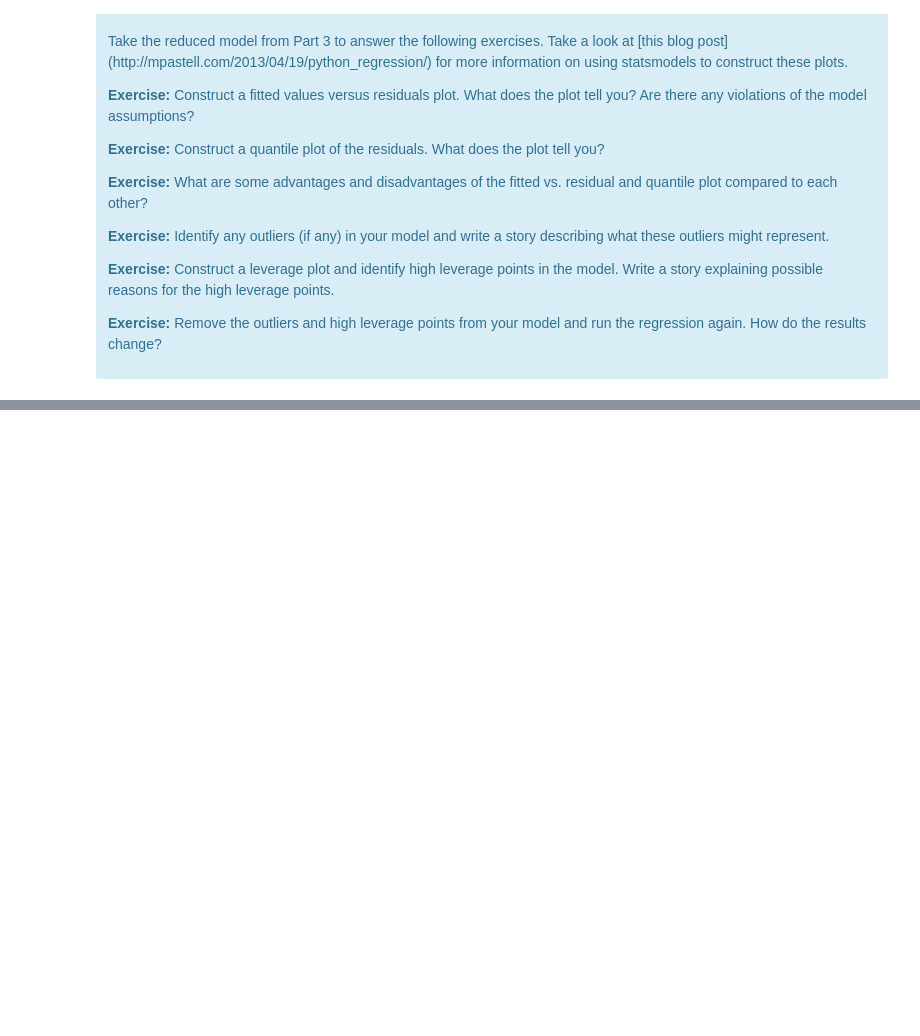
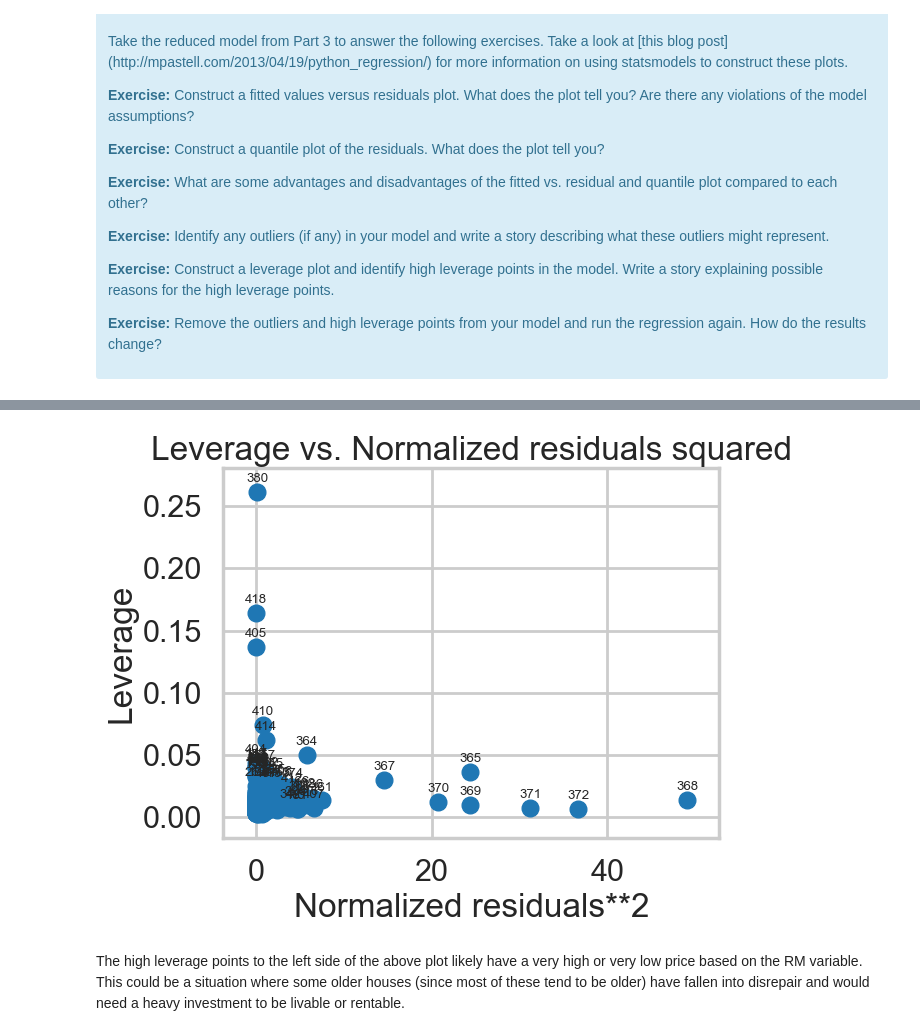
Before and after one commit to AngeliqueAlex/Case_Study_Boston_Housing, a Jupyter notebook: Mini_Project_Linear_Regression.ipynb, the cells around one changed output, grey strips where cells are left out. Saved outputs shown, nothing was run; the diff lists cells and outputs as text; code cells hidden in the pictures; blank space fills up the shorter version.

```diff
--- a/Mini_Project_Linear_Regression.ipynb
+++ b/Mini_Project_Linear_Regression.ipynb
@@ -754,0 +866,8 @@ There are some other issues that are important investigate with linear regressio
+# %%
+plt.rcParams.update({'font.size': 8})
+from statsmodels.graphics.regressionplots import *
+_ = plot_leverage_resid2(m)
+# %% [output]
+[figure, added]
+# %% [markdown]
+The high leverage points to the left side of the above plot likely have a very high or very low price based on the RM variable. This could be a situation where some older houses (since most of these tend to be older) have fallen into disrepair and would need a heavy investment to be livable or rentable.
```
Also changed, not shown: parts of 26 cells of this notebook, 1 other file.
